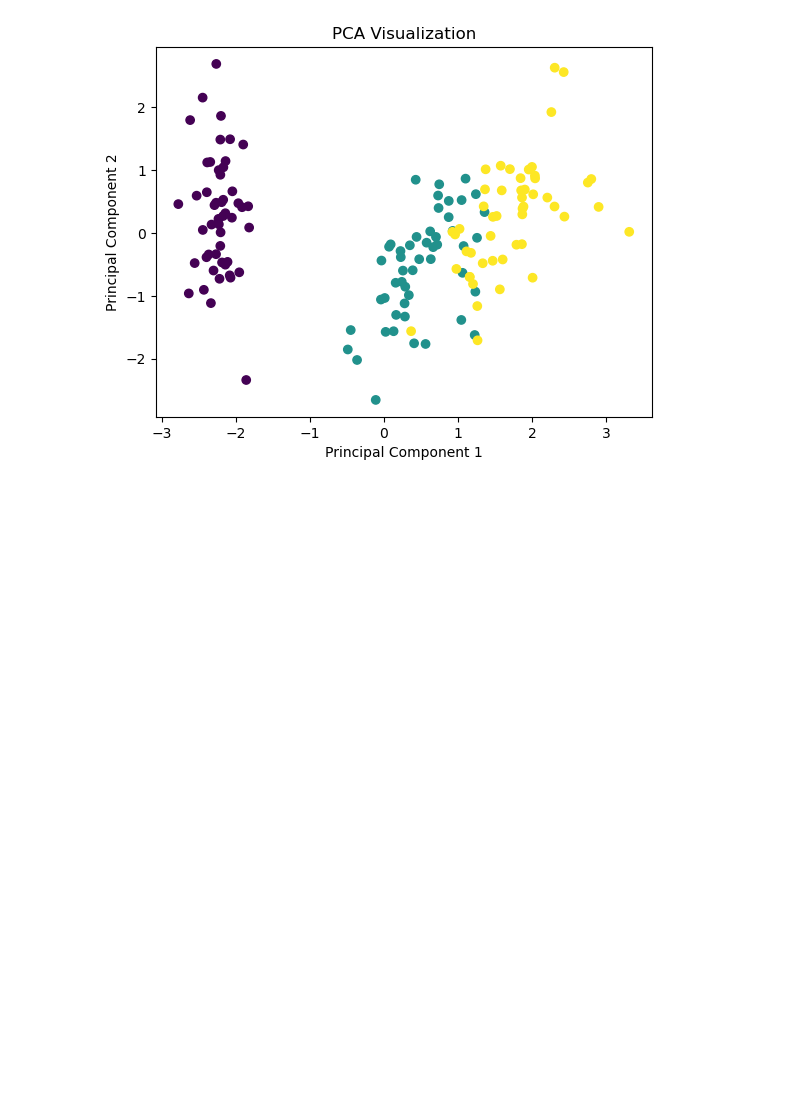
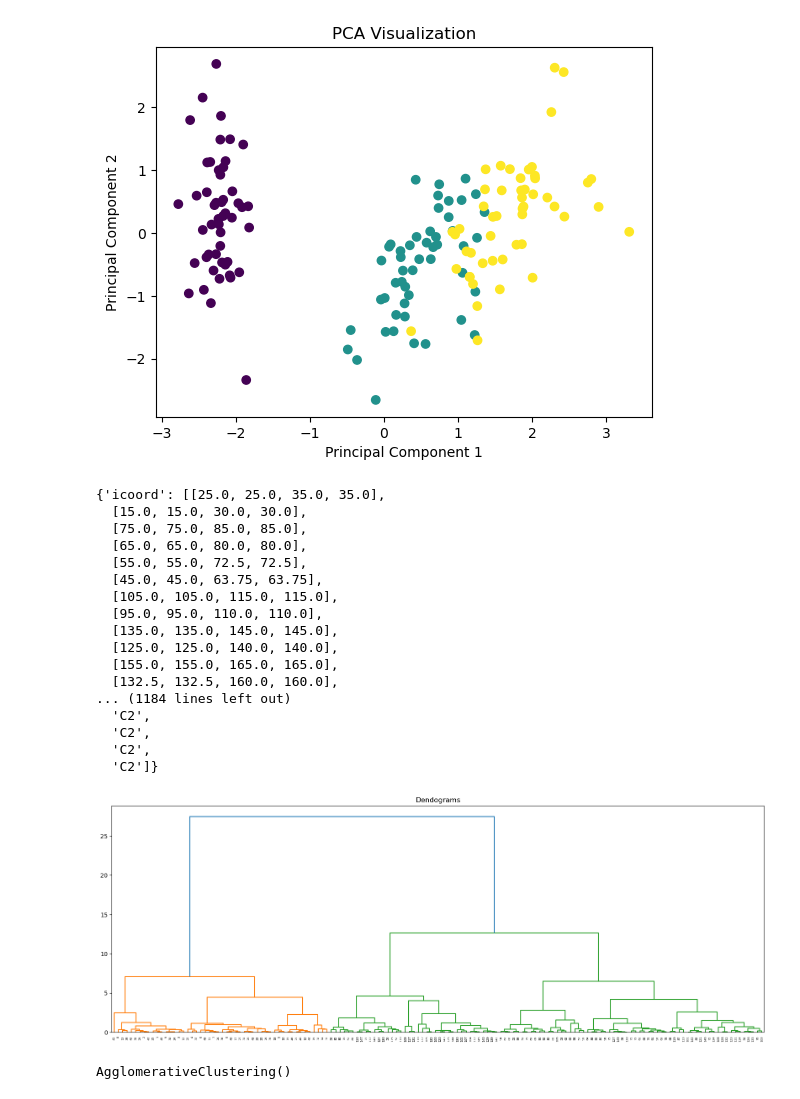
Before and after one commit to debmalyaa29/unsupervised-ml-model, a Jupyter notebook: Hierarchical Clustering/practical.ipynb, the cells around one changed output. Saved outputs shown, nothing was run; the diff lists cells and outputs as text; code cells hidden in the pictures; blank space fills up the shorter version.

Commit message:
Done with Agglomerative clustering and fing the number of clusters using dendogram

```diff
--- a/Hierarchical Clustering/practical.ipynb
+++ b/Hierarchical Clustering/practical.ipynb
@@ -106,3 +106,42 @@ plt.title("PCA Visualization")
 plt.show()
 # %% [output]
 [figure]
+# %%
+##Agglomerative Clustering we are doing
+import scipy.cluster.hierarchy as sc
+##ploting the denogram
+plt.figure(figsize=(20,7))
+plt.title("Dendograms")
+
+###create dendogram
+sc.dendrogram(sc.linkage(pca_scaled,method='ward'))
+# %% [output]
+{'icoord': [[25.0, 25.0, 35.0, 35.0],
+  [15.0, 15.0, 30.0, 30.0],
+  [75.0, 75.0, 85.0, 85.0],
+  [65.0, 65.0, 80.0, 80.0],
+  [55.0, 55.0, 72.5, 72.5],
+  [45.0, 45.0, 63.75, 63.75],
+  [105.0, 105.0, 115.0, 115.0],
+  [95.0, 95.0, 110.0, 110.0],
+  [135.0, 135.0, 145.0, 145.0],
+  [125.0, 125.0, 140.0, 140.0],
+  [155.0, 155.0, 165.0, 165.0],
+  [132.5, 132.5, 160.0, 160.0],
+... (1184 lines left out)
+  'C2',
+  'C2',
+  'C2',
+  'C2']}
+[figure, added]
+# %%
+from sklearn.cluster import AgglomerativeClustering
+cluster = AgglomerativeClustering(
+    n_clusters=2,
+    metric='euclidean',
+    linkage='ward'
+)
+
+cluster.fit(pca_scaled)
+# %% [output]
+AgglomerativeClustering()
```
Also changed, not shown: parts of 2 cells of this notebook.
